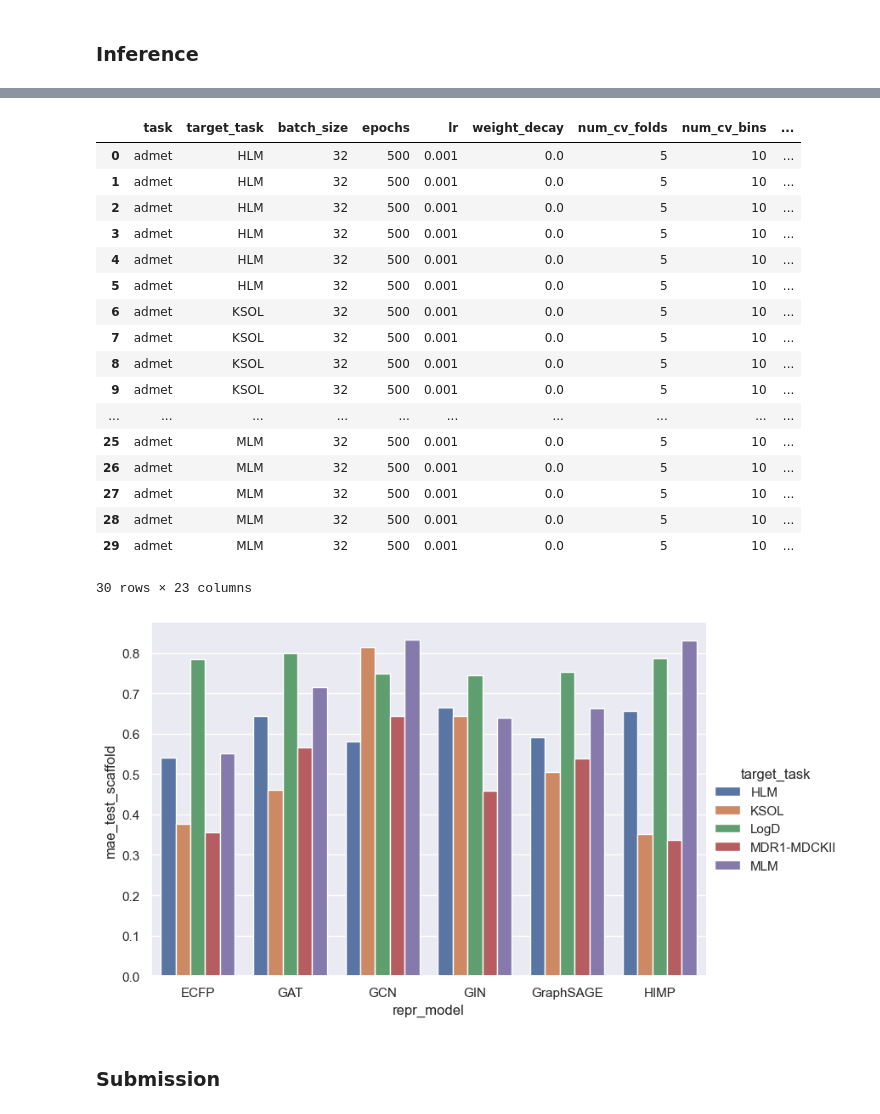
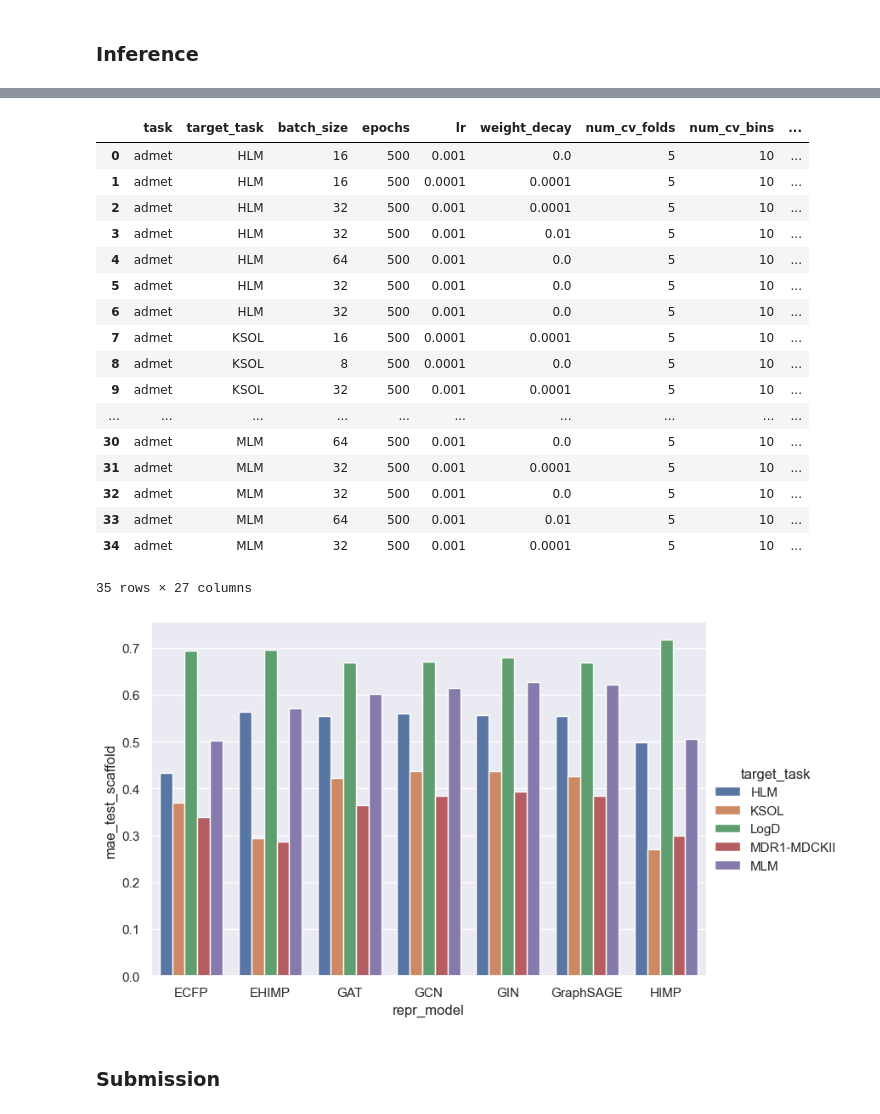
Before and after one commit to aehrlich1/ximp, a Jupyter notebook: data_evaluation.ipynb, the cells around one changed output, grey strips where cells are left out. Drawn from its saved outputs; the diff is of its cells as text; code cells hidden in the pictures.

```diff
--- a/data_evaluation.ipynb
+++ b/data_evaluation.ipynb
@@ -112,11 +135,14 @@ sns.displot(data=train_scaffold.y, kde=True, legend=False).set_xlabels(target_ta
 sns.displot(data=test_scaffold.y, kde=True, legend=False).set_xlabels(target_task)
 # %% [markdown]
 ### Inference
+# %%
+# Get EHIMP Results
+df_admet_ehimp2 = pd.read_csv("./results/2025-04-05/admet_ehimp_results_2.csv")
 # %%
 # Combine results of gnn and ecfp
 df_admet_gnn = pd.read_csv("./results/admet_gnn_results.csv")
 df_admet_ecfp = pd.read_csv("./results/admet_ecfp_results.csv")
-df_admet = pd.concat([df_admet_gnn, df_admet_ecfp]).reset_index(drop=True)
+df_admet = pd.concat([df_admet_gnn, df_admet_ecfp, df_admet_ehimp2]).reset_index(drop=True)
 df_admet = df_admet.convert_dtypes()
 df_admet
 # %% [output]
@@ -144,35 +165,36 @@ df_best_admet = df_admet.loc[df_admet.groupby(['target_task', 'repr_model'])['ma
 df_best_admet
 # %% [output]
 |  | task | target_task | batch_size | epochs | lr | weight_decay | num_cv_folds | num_cv_bins | ... |
-| 0 | admet | HLM | 32 | 500 | 0.001 | 0.0 | 5 | 10 | ... |
-| 1 | admet | HLM | 32 | 500 | 0.001 | 0.0 | 5 | 10 | ... |
-| 2 | admet | HLM | 32 | 500 | 0.001 | 0.0 | 5 | 10 | ... |
-| 3 | admet | HLM | 32 | 500 | 0.001 | 0.0 | 5 | 10 | ... |
-| 4 | admet | HLM | 32 | 500 | 0.001 | 0.0 | 5 | 10 | ... |
+| 0 | admet | HLM | 16 | 500 | 0.001 | 0.0 | 5 | 10 | ... |
+| 1 | admet | HLM | 16 | 500 | 0.0001 | 0.0001 | 5 | 10 | ... |
+| 2 | admet | HLM | 32 | 500 | 0.001 | 0.0001 | 5 | 10 | ... |
+| 3 | admet | HLM | 32 | 500 | 0.001 | 0.01 | 5 | 10 | ... |
+| 4 | admet | HLM | 64 | 500 | 0.001 | 0.0 | 5 | 10 | ... |
 | 5 | admet | HLM | 32 | 500 | 0.001 | 0.0 | 5 | 10 | ... |
-| 6 | admet | KSOL | 32 | 500 | 0.001 | 0.0 | 5 | 10 | ... |
-| 7 | admet | KSOL | 32 | 500 | 0.001 | 0.0 | 5 | 10 | ... |
-| 8 | admet | KSOL | 32 | 500 | 0.001 | 0.0 | 5 | 10 | ... |
-| 9 | admet | KSOL | 32 | 500 | 0.001 | 0.0 | 5 | 10 | ... |
+| 6 | admet | HLM | 32 | 500 | 0.001 | 0.0 | 5 | 10 | ... |
+| 7 | admet | KSOL | 16 | 500 | 0.0001 | 0.0001 | 5 | 10 | ... |
+| 8 | admet | KSOL | 8 | 500 | 0.0001 | 0.0 | 5 | 10 | ... |
+| 9 | admet | KSOL | 32 | 500 | 0.001 | 0.0001 | 5 | 10 | ... |
 | ... | ... | ... | ... | ... | ... | ... | ... | ... | ... |
-| 25 | admet | MLM | 32 | 500 | 0.001 | 0.0 | 5 | 10 | ... |
-| 26 | admet | MLM | 32 | 500 | 0.001 | 0.0 | 5 | 10 | ... |
-| 27 | admet | MLM | 32 | 500 | 0.001 | 0.0 | 5 | 10 | ... |
-| 28 | admet | MLM | 32 | 500 | 0.001 | 0.0 | 5 | 10 | ... |
-| 29 | admet | MLM | 32 | 500 | 0.001 | 0.0 | 5 | 10 | ... |
+| 30 | admet | MLM | 64 | 500 | 0.001 | 0.0 | 5 | 10 | ... |
+| 31 | admet | MLM | 32 | 500 | 0.001 | 0.0001 | 5 | 10 | ... |
+| 32 | admet | MLM | 32 | 500 | 0.001 | 0.0 | 5 | 10 | ... |
+| 33 | admet | MLM | 64 | 500 | 0.001 | 0.01 | 5 | 10 | ... |
+| 34 | admet | MLM | 32 | 500 | 0.001 | 0.0001 | 5 | 10 | ... |
-30 rows × 23 columns
+35 rows × 27 columns
 # %%
 # Create a histogram of MAE for each target_task and model
 df_best_admet_hist = df_best_admet[["target_task", "repr_model", "mae_test_scaffold"]]
 g_admet = sns.catplot(
     data=df_best_admet_hist,
     kind="bar",
     x="repr_model",
-    y="mae_test__ask",
+    y="mae_test_scaffold",
+    hue="target_task",
     aspect=1.5,
 )
 # %% [output]
-[figure, old version]
+[figure, new version]
 # %% [markdown]
 ### Submission
 # %%
```
Also changed, not shown: parts of 4 cells of this notebook, 3 other files.
